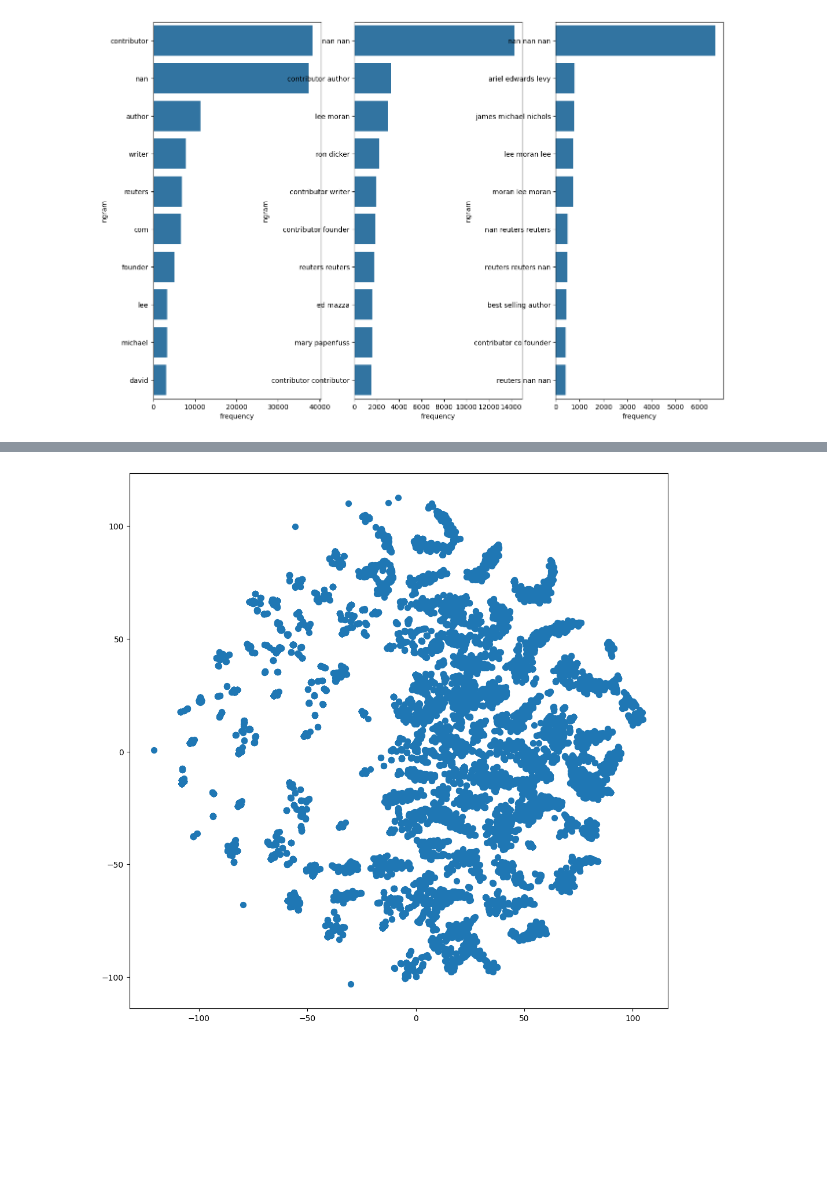
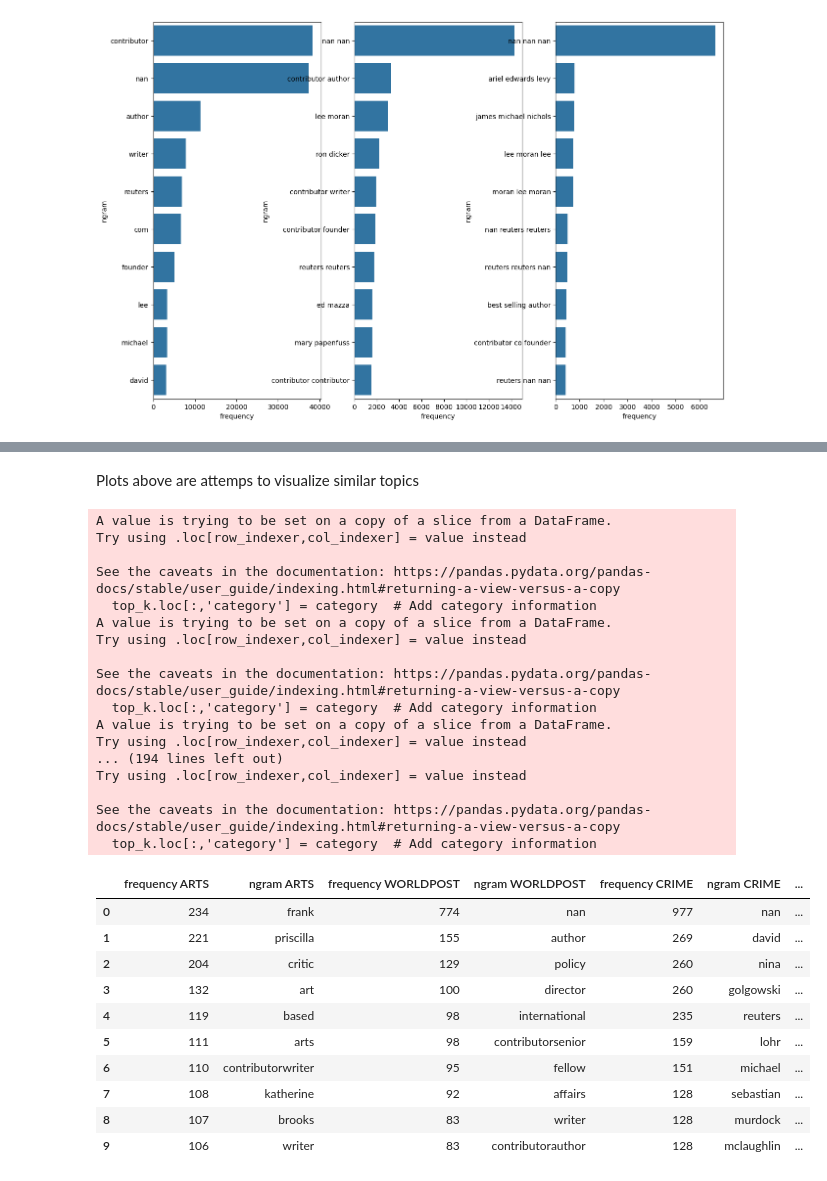
Before and after one commit to valera2444/news-category-prediction, a Jupyter notebook: EDA.ipynb, the cells around one changed output, grey strips where cells are left out. Cells and saved outputs as stored; diff of their text form; code cells hidden in the pictures; blank space fills up the shorter version.

Commit message:
eda-improvment Changes - Annotations added - Author and link distributions across categories plotted

```diff
--- a/EDA.ipynb
+++ b/EDA.ipynb
@@ -401,23 +386,2 @@ plt.show()
-# %%
-from sklearn.manifold import TSNE
-cv = TfidfVectorizer ()
-X = cv.fit_transform(grouped['authors']).T
-print('Number of classes, ',X.shape[1])
-class_vocab = {i: grouped.category[i] for i in range(len(grouped))}
-
-feature_names = cv.get_feature_names_out()
-
-words_vocab = {i: feature_names[i] for i in range(X.shape[1])}
-
-
-X = X.toarray()
-
-tsne = TSNE()
-
-clusters = tsne.fit_transform(X)#~3min
-fig, ax = plt.subplots(1, 1, figsize=(12, 12))
-x, y = clusters[:, 0], clusters[:, 1]
-ax.scatter(x, y, s=50)  # Plot the point
-plt.show()
-# %% [output]
-[figure, removed]
+# %% [markdown]
+Plots above are attemps to visualize similar topics
@@ -423,0 +435,50 @@ plt.show()
+# %%
+reses_authors = freq_ngrams_by_category(grouped,ngram_range=(1,1), text_column='authors', category_column='category')
+def prepare_coolumn(column):
+
+    col  = reses_authors[reses_authors.category==column].reset_index(drop=True).drop('category',axis=1)
+    col.columns = col.columns+' '+column
+    return col
+
+ARTS  = prepare_coolumn('ARTS')
+WORLDPOST  = prepare_coolumn('WORLDPOST')
+CRIME =  prepare_coolumn('CRIME')#'ARTS & CULTURE'
+ARTS_N_CULTURE = prepare_coolumn('ARTS & CULTURE')
+WORLD_NEWS = prepare_coolumn('WORLD NEWS')
+MONEY = prepare_coolumn('MONEY')
+pd.concat((ARTS,
+          WORLDPOST,
+          CRIME,
+          ARTS_N_CULTURE,
+          WORLD_NEWS,
+
+          MONEY),axis=1)
+# %% [output]
+A value is trying to be set on a copy of a slice from a DataFrame.
+Try using .loc[row_indexer,col_indexer] = value instead
+
+See the caveats in the documentation: https://pandas.pydata.org/pandas-docs/stable/user_guide/indexing.html#returning-a-view-versus-a-copy
+  top_k.loc[:,'category'] = category  # Add category information
+A value is trying to be set on a copy of a slice from a DataFrame.
+Try using .loc[row_indexer,col_indexer] = value instead
+
+See the caveats in the documentation: https://pandas.pydata.org/pandas-docs/stable/user_guide/indexing.html#returning-a-view-versus-a-copy
+  top_k.loc[:,'category'] = category  # Add category information
+A value is trying to be set on a copy of a slice from a DataFrame.
+Try using .loc[row_indexer,col_indexer] = value instead
+... (194 lines left out)
+Try using .loc[row_indexer,col_indexer] = value instead
+
+See the caveats in the documentation: https://pandas.pydata.org/pandas-docs/stable/user_guide/indexing.html#returning-a-view-versus-a-copy
+  top_k.loc[:,'category'] = category  # Add category information
+|  | frequency ARTS | ngram ARTS | frequency WORLDPOST | ngram WORLDPOST | frequency CRIME | ngram CRIME | ... |
+| 0 | 234 | frank | 774 | nan | 977 | nan | ... |
+| 1 | 221 | priscilla | 155 | author | 269 | david | ... |
+| 2 | 204 | critic | 129 | policy | 260 | nina | ... |
+| 3 | 132 | art | 100 | director | 260 | golgowski | ... |
+| 4 | 119 | based | 98 | international | 235 | reuters | ... |
+| 5 | 111 | arts | 98 | contributorsenior | 159 | lohr | ... |
+| 6 | 110 | contributorwriter | 95 | fellow | 151 | michael | ... |
+| 7 | 108 | katherine | 92 | affairs | 128 | sebastian | ... |
+| 8 | 107 | brooks | 83 | writer | 128 | murdock | ... |
+| 9 | 106 | writer | 83 | contributorauthor | 128 | mclaughlin | ... |
```
Also changed, not shown: parts of 15 cells of this notebook.
